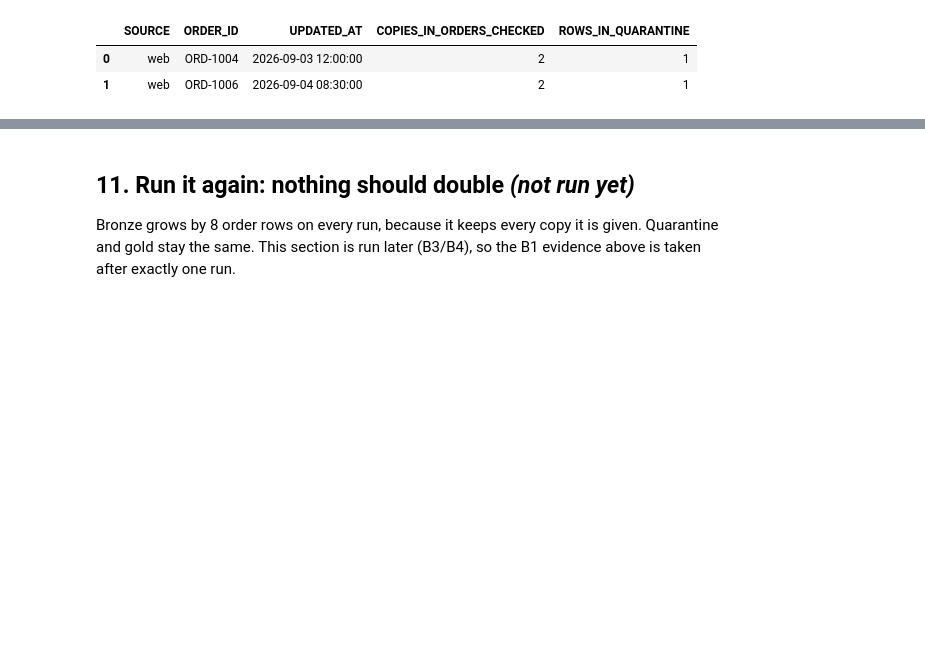
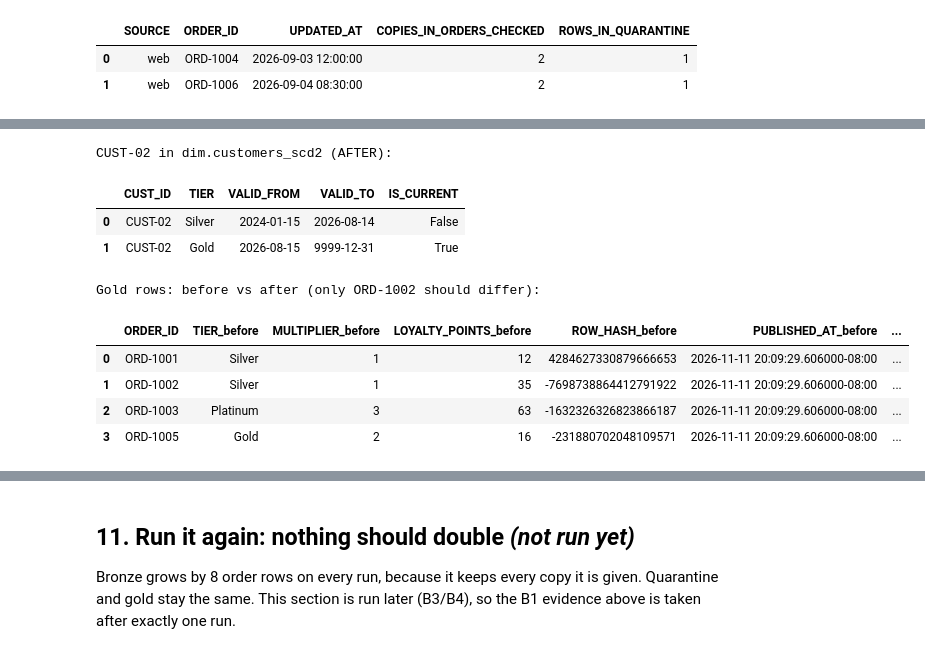
Before and after one commit to Ravikumar-2016/freshcart-pipelines, a Jupyter notebook: elt/freshcart_elt.ipynb, the cells around one changed output, grey strips where cells are left out. Saved outputs shown, nothing was run; the diff lists cells and outputs as text; code cells hidden in the pictures; blank space fills up the shorter version.

Commit message:
feat(elt): add CUST-02 Gold tier event and verify SCD2/MERGE idempotency (B4)

```diff
--- a/elt/freshcart_elt.ipynb
+++ b/elt/freshcart_elt.ipynb
@@ -408,0 +444,2 @@ copies of each rejected record in silver.orders_checked vs quarantine.orders:
+# %%
+b4_info = fc.run_pipeline()
@@ -408,0 +466,36 @@ copies of each rejected record in silver.orders_checked vs quarantine.orders:
+# %%
+import pandas as pd
+q = lambda sql: fc.query(sql)[0][0]
+
+# The B4 pipeline run above has run_id 20261112_043003 (= 04:30:03 UTC). Snowflake Time Travel gives the tables exactly as
+# they were just before it, so the "before" side of every comparison is read from Snowflake itself, not retyped.
+BEFORE_RUN = "2026-11-12 04:30:00 +0000"
+at = f"AT(TIMESTAMP => '{BEFORE_RUN}'::TIMESTAMP_LTZ)"
+gold_before = fc.show(f"SELECT order_id, tier, multiplier, loyalty_points, row_hash, published_at FROM gold.fct_orders {at} ORDER BY order_id")
+bronze_before = {t: q(f"SELECT COUNT(*) FROM bronze.{t} {at}") for t in ["orders_raw", "customers_raw", "fx_raw", "pincode_raw"]}
+
+gold_after = fc.show("SELECT order_id, tier, multiplier, loyalty_points, row_hash, published_at FROM gold.fct_orders ORDER BY order_id")
+cmp_ = gold_before.merge(gold_after, on="ORDER_ID", suffixes=("_before", "_after"))
+published_changed = int((cmp_["PUBLISHED_AT_before"] != cmp_["PUBLISHED_AT_after"]).sum())
+hash_changed = int((cmp_["ROW_HASH_before"] != cmp_["ROW_HASH_after"]).sum())
+ord1002 = gold_after[gold_after.ORDER_ID == "ORD-1002"].iloc[0]
+actual = {
+    "CUST-02 rows in dim.customers_scd2": q("SELECT COUNT(*) FROM dim.customers_scd2 WHERE cust_id = 'CUST-02'"),
+    "Tier used for ORD-1002": ord1002.TIER,
+    "Loyalty points for ORD-1002": int(ord1002.LOYALTY_POINTS),
+    "Total loyalty points in gold": int(q("SELECT SUM(loyalty_points) FROM gold.fct_orders")),
+    "Gold rows whose published_at changed": published_changed,
+}
+predicted = {  # copied from the committed PRE-RUN PREDICTIONS in report/answers.md (commit 72e290d)
+    "CUST-02 rows in dim.customers_scd2": 2,
+    "Tier used for ORD-1002": "Gold",
+    "Loyalty points for ORD-1002": 70,
+    "Total loyalty points in gold": 161,
+    "Gold rows whose published_at changed": 1,
+}
+result = pd.DataFrame({"prediction": predicted, "actual": actual})
+result["match?"] = ["YES" if str(p) == str(a) else "NO" for p, a in zip(result["prediction"], result["actual"])]
+print("gold BEFORE the B4 run (Time Travel):")
+display(gold_before)
+print(f"{(result['match?'] == 'YES').sum()} of {len(result)} predictions match; rows with changed row_hash: {hash_changed}")
+result
@@ -408,0 +516,16 @@ copies of each rejected record in silver.orders_checked vs quarantine.orders:
+# %%
+print("CUST-02 in dim.customers_scd2 (AFTER):")
+display(fc.show("SELECT cust_id, tier, valid_from, valid_to, is_current FROM dim.customers_scd2 WHERE cust_id = 'CUST-02' ORDER BY valid_from"))
+print("Gold rows: before vs after (only ORD-1002 should differ):")
+cmp_
+# %% [output]
+CUST-02 in dim.customers_scd2 (AFTER):
+|  | CUST_ID | TIER | VALID_FROM | VALID_TO | IS_CURRENT |
+| 0 | CUST-02 | Silver | 2024-01-15 | 2026-08-14 | False |
+| 1 | CUST-02 | Gold | 2026-08-15 | 9999-12-31 | True |
+Gold rows: before vs after (only ORD-1002 should differ):
+|  | ORDER_ID | TIER_before | MULTIPLIER_before | LOYALTY_POINTS_before | ROW_HASH_before | PUBLISHED_AT_before | ... |
+| 0 | ORD-1001 | Silver | 1 | 12 | 4284627330879666653 | 2026-11-11 20:09:29.606000-08:00 | ... |
+| 1 | ORD-1002 | Silver | 1 | 35 | -7698738864412791922 | 2026-11-11 20:09:29.606000-08:00 | ... |
+| 2 | ORD-1003 | Platinum | 3 | 63 | -1632326326823866187 | 2026-11-11 20:09:29.606000-08:00 | ... |
+| 3 | ORD-1005 | Gold | 2 | 16 | -231880702048109571 | 2026-11-11 20:09:29.606000-08:00 | ... |
```
Also changed, not shown: parts of 12 cells of this notebook, 8 other files.
